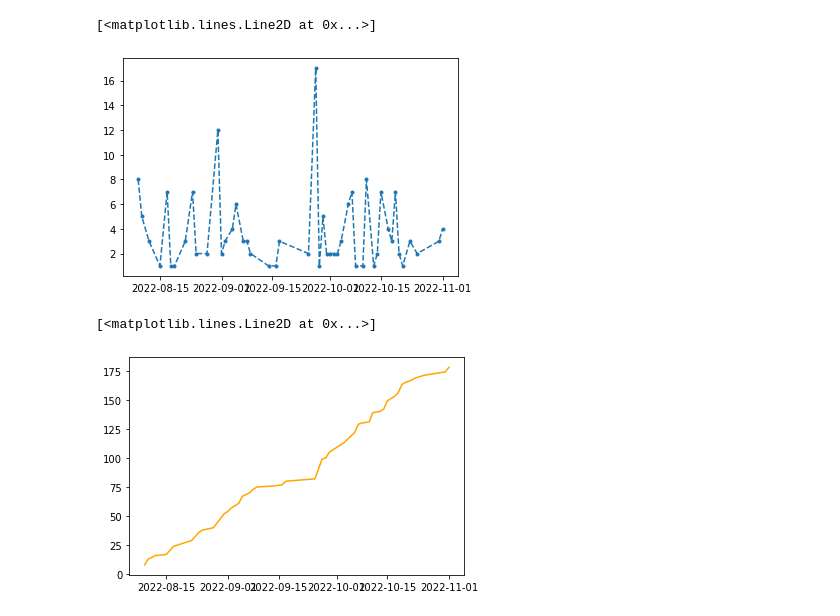
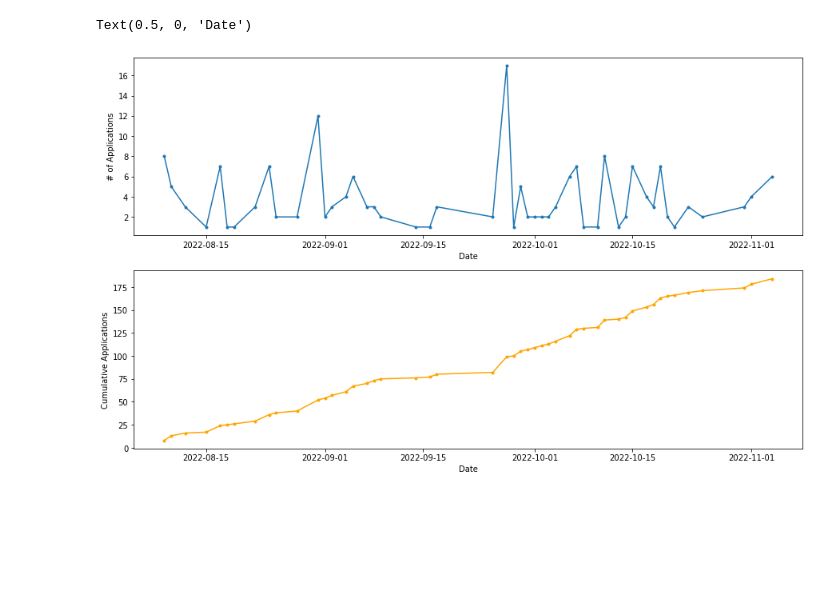
Before and after one commit to mwander825/dashjourney, a Jupyter notebook: journey.ipynb, the cells around one changed output. Saved outputs shown, nothing was run; the diff lists cells and outputs as text; code cells hidden in the pictures; blank space fills up the shorter version.

```diff
--- a/journey.ipynb
+++ b/journey.ipynb
@@ -28,6 +28,7 @@ df = pd.DataFrame(jobs_by_date, columns=["Date_Applied", "Line"])
 df["Company"] = df["Line"].str.strip().str.split(":|-|==>").apply(lambda l: l[0].strip())
 df["Title"] = df["Line"].str.strip().str.split(":|-|==>").apply(lambda l: l[1].strip().title())
 df["Result"] = df["Line"].str.strip().str.split("==>").apply(lambda l: l[1].strip().title() if len(l) > 1 else "No Response")
+df["DOW"] = df["Date_Applied"].apply(lambda d: d.day_name())
 # %%
 # rejection PB is 37 minutes
 df["Result"].value_counts(dropna=False)
@@ -58,11 +95,19 @@ df
 # %%
-plt.plot(df.groupby("Date_Applied").count()["Line"], "--", marker=".")
+fig, ax = plt.subplots(2,1, figsize=(15,9))
+
+resume_dates = ["2022-08-12", "2022-08-19", "2022-08-31", "2022-09-05"]
+interview_dates = ["2022-09-07", "2022-10-06", "2022-10-15", "2022-10-19"]
+
+ax[0].plot(df.groupby("Date_Applied").count()["Line"], marker=".")
+ax[1].plot(df.groupby("Date_Applied").count()["Line"].cumsum(), c="orange", marker=".")
+
+ax[0].set_ylabel("# of Applications")
+ax[1].set_ylabel("Cumulative Applications")
+
+ax[0].set_xlabel("Date")
+ax[1].set_xlabel("Date")
+
 #mpld3.show()
 # %% [output]
-[<matplotlib.lines.Line2D at 0x...>]
+Text(0.5, 0, 'Date')
-[figure, old version]
+[figure, new version]
-# %%
-plt.plot(df.groupby("Date_Applied").count()["Line"].cumsum(), c="orange")
-# %% [output]
-[<matplotlib.lines.Line2D at 0x...>]
-[figure, removed]
```
Also changed, not shown: parts of 8 cells of this notebook.
